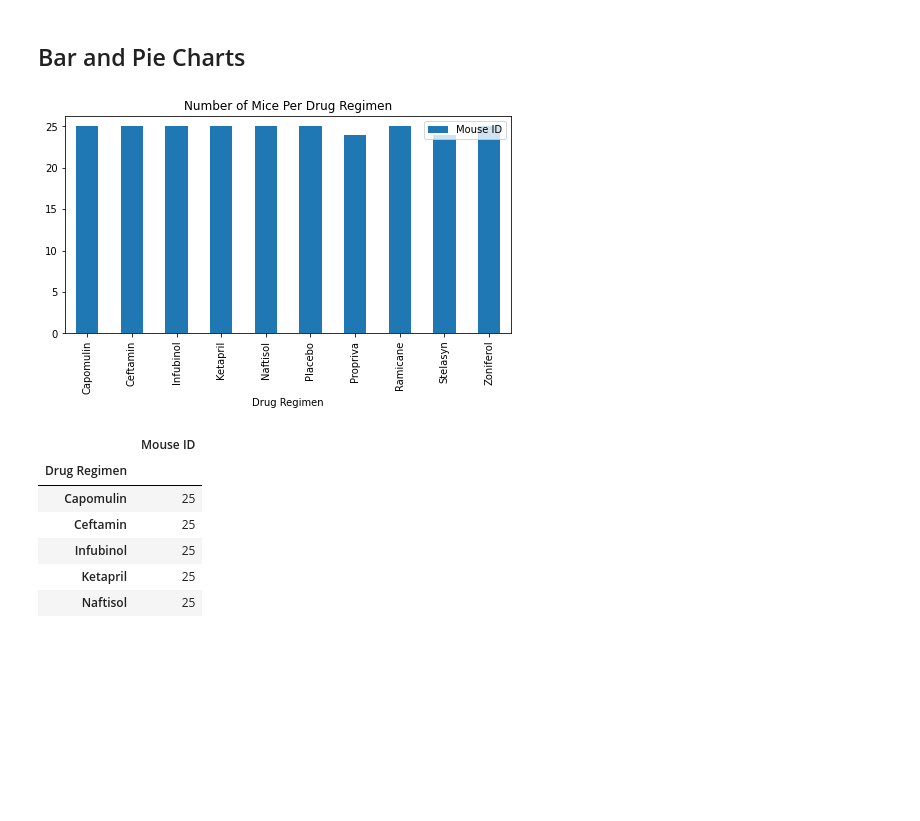
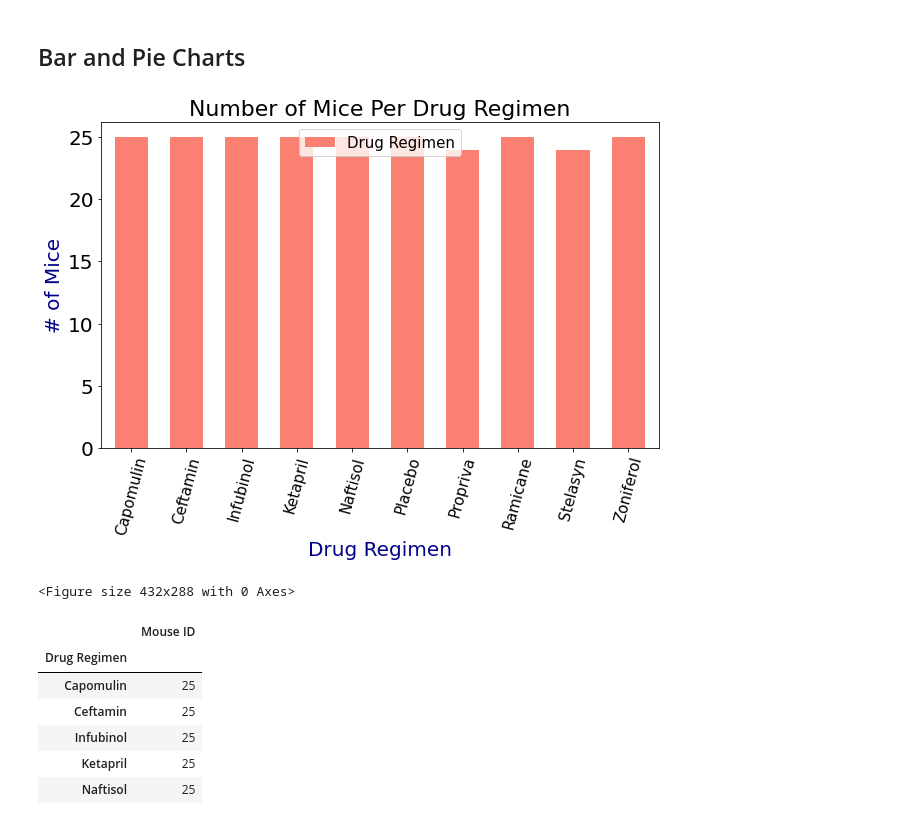
Before and after one commit to fisher1916/cancer-drug-study, a Jupyter notebook: pymaceuticals.ipynb, the cells around one changed output. Cells and saved outputs as stored; diff of their text form; code cells hidden in the pictures; blank space fills up the shorter version.

```diff
--- a/pymaceuticals.ipynb
+++ b/pymaceuticals.ipynb
@@ -140,19 +140,29 @@ drug_group_stats
 ## Bar and Pie Charts
 # %%
 # Generate a bar plot showing the total number of unique mice tested on each drug regimen using pandas.
-#count # of mice equal to each unique drug name
+
+# Count number of mice per drug regimen
 drug_regimen = study_data_df[["Mouse ID", "Drug Regimen"]]
+mice_per_regimen = drug_regimen.groupby('Drug Regimen').count()
 
-# CHANGE YLABEL/LEGEND FROM 'Mouse ID', AND ADD YLABEL TO SIDE OF BAR CHART
-# CENTER LEGEND -- doesn't like set_x/ylabel...not sure why
 
-mice_per_regimen = drug_regimen.groupby('Drug Regimen').count()
-mice_per_regimen.plot(kind="bar", title = "Number of Mice Per Drug Regimen", figsize=(8,4))
-# mice_per_regimen.set_xlabel("Drug Regimen")
-# mice_per_regimen.set_ylabel("# of Mice")
-plt.savefig("Graphs/Pandas_drug_regimen_bar_plot")
+# Create bar plot showing mice per drug regimen
+mice_per_regimen.plot(kind="bar", figsize=(10,6), rot= 75,
+                      color= "salmon", width= 0.6)
+
+params = {'legend.fontsize':15,
+         'xtick.labelsize':15}
+plt.rcParams.update(params)
+
+plt.title("Number of Mice Per Drug Regimen", size= 22)
+plt.legend(["Drug Regimen"], loc="upper center")
+plt.xlabel('Drug Regimen', size= 20, color= "darkblue")
+plt.ylabel("# of Mice", size= 20, color= "darkblue")
+plt.show()
+plt.savefig("Graphs/Pandas_BarPlot_Treatment")
 # %% [output]
-[figure, old version]
+[figure, new version]
+<Figure size 432x288 with 0 Axes>
 # %%
 mice_per_regimen
 # %% [output]
```
Also changed, not shown: parts of 9 cells of this notebook, 5 other files.
